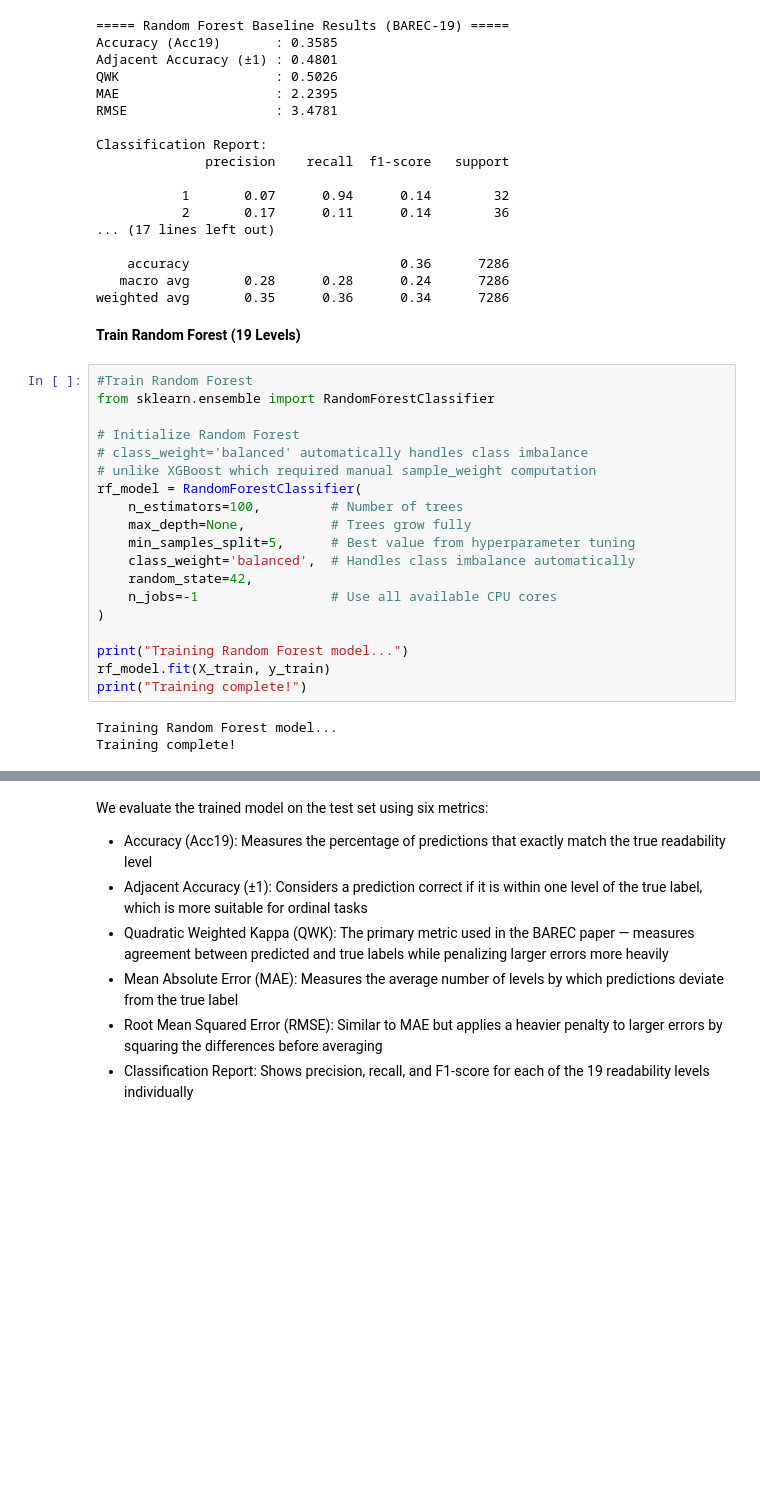
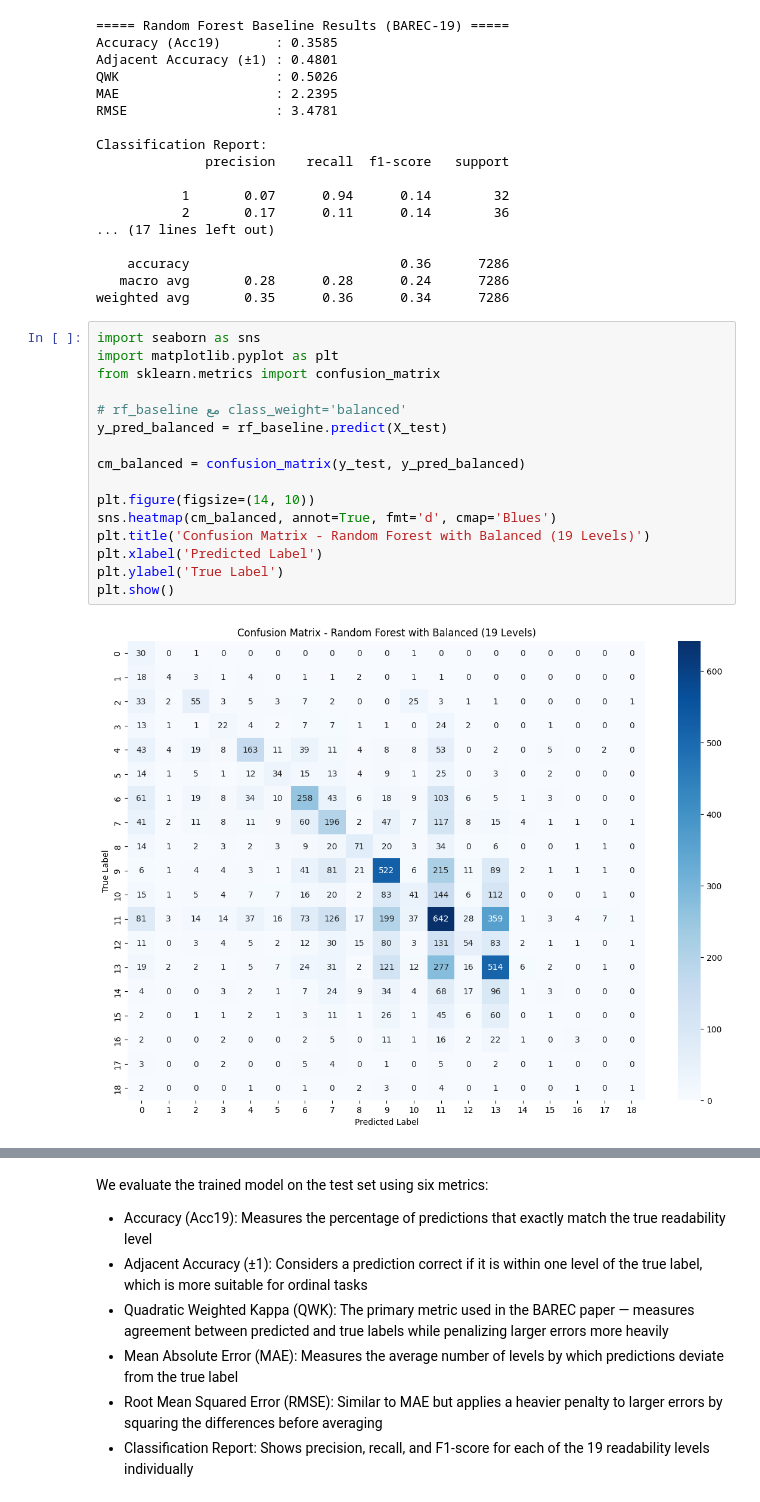
Before and after one commit to Jana-Alothman/GP1, a Jupyter notebook: Jana_Text_Classification_ML_Models_.ipynb, the cells around one changed output, grey strips where cells are left out. Drawn from its saved outputs; the diff is of its cells as text; blank space fills up the shorter version.

```diff
--- a/Jana_Text_Classification_ML_Models_.ipynb
+++ b/Jana_Text_Classification_ML_Models_.ipynb
@@ -632,27 +683,21 @@ Classification Report:
     accuracy                           0.36      7286
    macro avg       0.28      0.28      0.24      7286
 weighted avg       0.35      0.36      0.34      7286
-# %% [markdown]
-**Train Random Forest (19 Levels)**
-# %%
-#Train Random Forest
-from sklearn.ensemble import RandomForestClassifier
-
-# Initialize Random Forest
-# class_weight='balanced' automatically handles class imbalance
-# unlike XGBoost which required manual sample_weight computation
-rf_model = RandomForestClassifier(
-    n_estimators=100,         # Number of trees
-    max_depth=None,           # Trees grow fully
-    min_samples_split=5,      # Best value from hyperparameter tuning
-    class_weight='balanced',  # Handles class imbalance automatically
-    random_state=42,
-    n_jobs=-1                 # Use all available CPU cores
-)
-
-print("Training Random Forest model...")
-rf_model.fit(X_train, y_train)
-print("Training complete!")
-# %% [output]
-Training Random Forest model...
-Training complete!
+# %%
+import seaborn as sns
+import matplotlib.pyplot as plt
+from sklearn.metrics import confusion_matrix
+
+# rf_baseline مع class_weight='balanced'
+y_pred_balanced = rf_baseline.predict(X_test)
+
+cm_balanced = confusion_matrix(y_test, y_pred_balanced)
+
+plt.figure(figsize=(14, 10))
+sns.heatmap(cm_balanced, annot=True, fmt='d', cmap='Blues')
+plt.title('Confusion Matrix - Random Forest with Balanced (19 Levels)')
+plt.xlabel('Predicted Label')
+plt.ylabel('True Label')
+plt.show()
+# %% [output]
+[figure, added]
```
Also changed, not shown: parts of 80 cells of this notebook.
